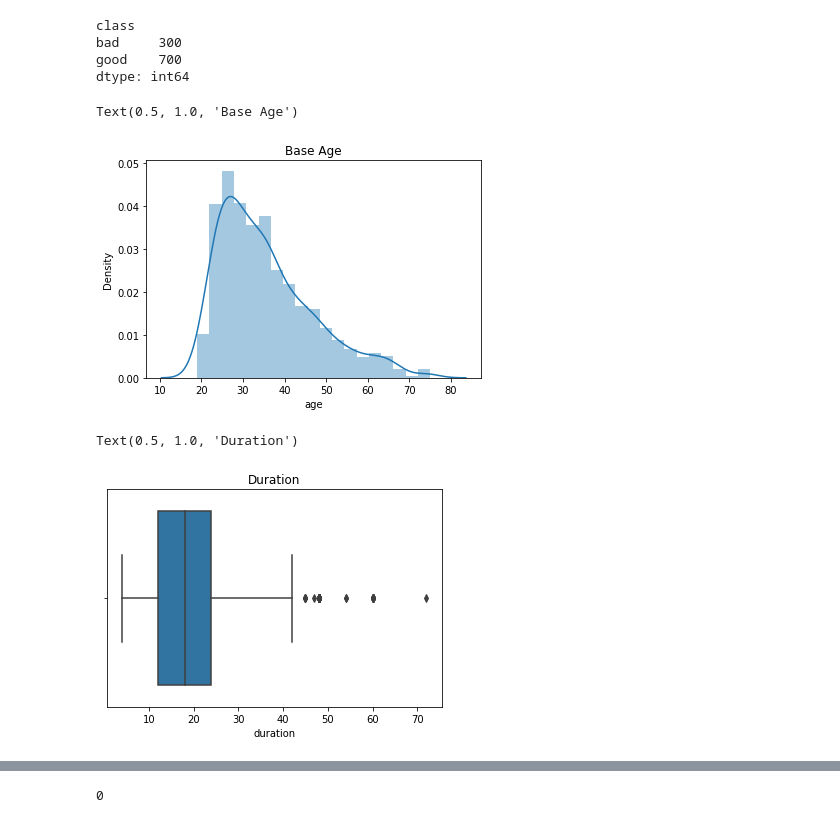
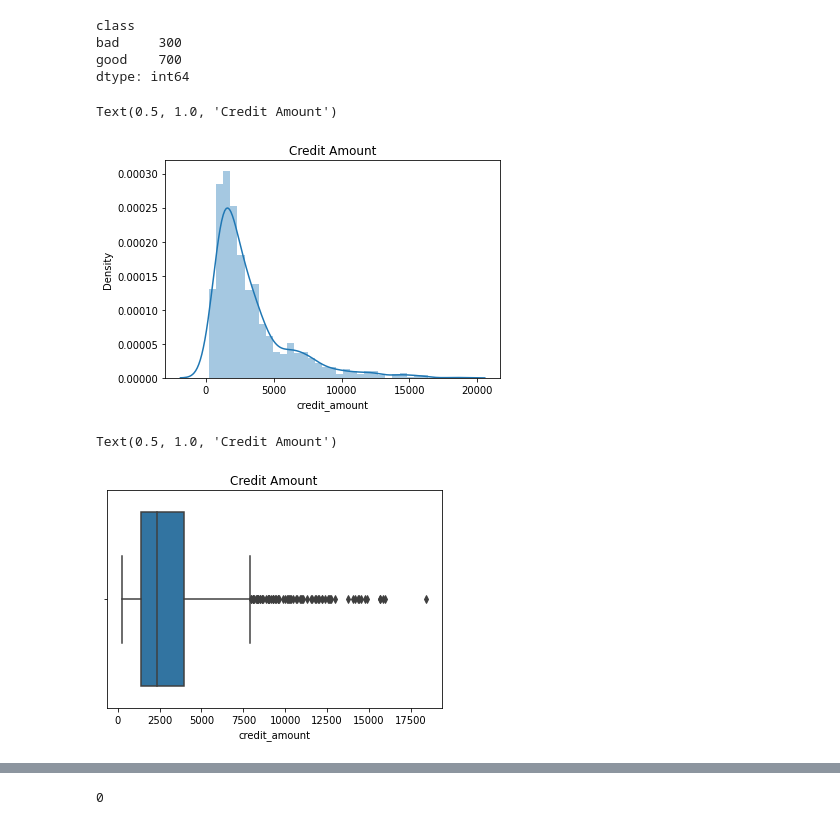
Before and after one commit to WandersonGustavo/Imersao_Alura, a Jupyter notebook: Projeto_Final_DB.ipynb, the cells around one changed output, grey strips where cells are left out. Saved outputs shown, nothing was run; the diff lists cells and outputs as text; code cells hidden in the pictures.

```diff
--- a/Projeto_Final_DB.ipynb
+++ b/Projeto_Final_DB.ipynb
@@ -45,16 +45,16 @@ good    700
 dtype: int64
 # %%
 #baseAgrupada.plot.bar(color= 'pink')
-srn.distplot(base['age']).set_title('Base Age')
+srn.distplot(base['credit_amount']).set_title('Credit Amount')
 # %% [output]
-Text(0.5, 1.0, 'Base Age')
+Text(0.5, 1.0, 'Credit Amount')
-[figure, old version]
+[figure, new version]
 # %%
 #base.groupby('duration')
-srn.boxplot(base['duration']).set_title('Duration')
+srn.boxplot(base['credit_amount']).set_title('Credit Amount')
 # %% [output]
-Text(0.5, 1.0, 'Duration')
+Text(0.5, 1.0, 'Credit Amount')
-[figure, old version]
+[figure, new version]
 # %%
 base.describe
 # %% [output]
```
